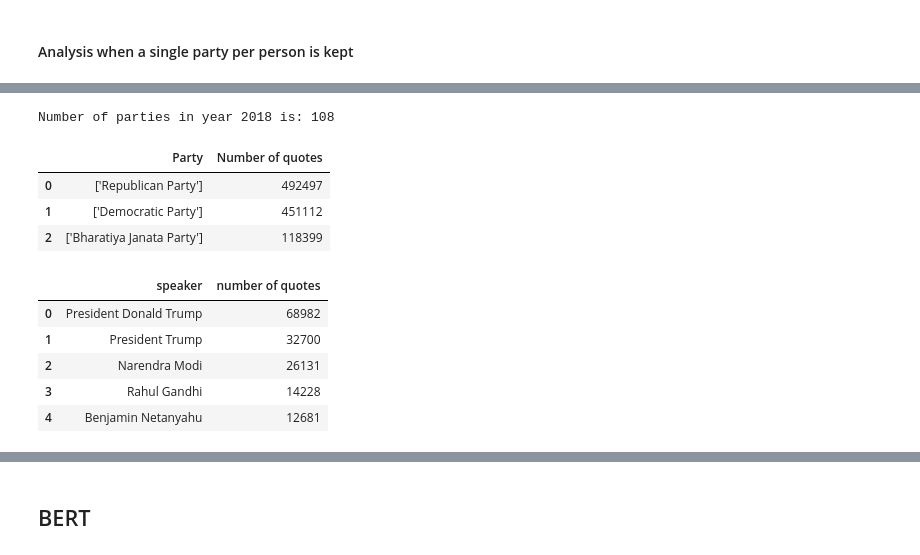
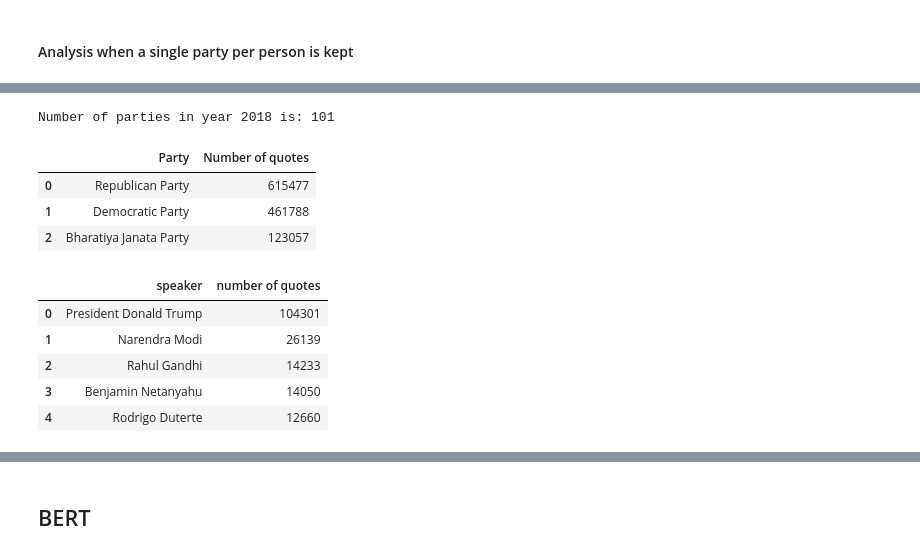
Before and after one commit to epfl-ada/ada-2021-project-acmu, a Jupyter notebook: project_notebook.ipynb, the cells around one changed output, grey strips where cells are left out. Saved outputs shown, nothing was run; the diff lists cells and outputs as text; code cells hidden in the pictures.

```diff
--- a/project_notebook.ipynb
+++ b/project_notebook.ipynb
@@ -85,16 +105,16 @@ VALUE_STATS = {'nan_speakers', 'nan_percentage', 'avg_quote_len', 'num_quotes'}
 COUNTER_STATS = {'quotes_by_date', 'qids_count'}
 
 # Path to csv containing mapping of a speaker to exactly one party
-SPEAKER_TO_PARTY_PATH_CSV = f"/content/drive/MyDrive/speaker_to_party.csv"
+SPEAKER_TO_PARTY_PATH_CSV = {year: f"/content/drive/MyDrive/speaker_to_party-{year}.csv" for year in range(2015, 2020)}
 
 # Path to filtered quotebank dataset (one party per speaker)
-QUOTEBANK_ONE_PARTY = f"/content/drive/MyDrive/quotebank_one_party.csv"
-
-# The year for which the data will be analyzed
-YEAR = 2018
+QUOTEBANK_ONE_PARTY = {year: f"/content/drive/MyDrive/quotebank_one_party-{year}.csv" for year in range(2015, 2020)}
 
 # Dataset for first analysis
 ARINA_QUTEBANK = {year: f"/content/drive/MyDrive/ADA_Project2/politicians-quotes-{year}.json.bz2" for year in range(2015, 2021)}
+
+# The year for which the data will be analyzed
+YEAR = 2015
 # %% [markdown]
 ## Setup
 # %%
@@ -801,3 +890,4 @@ quotebank_data.loc[filtering_array].to_csv(QUOTEBANK_ONE_PARTY)
 # %%
 # Read filtered quotebank dataset
-quotebank_one_party = pd.read_csv(QUOTEBANK_ONE_PARTY)
+quotebank_one_party = pd.read_csv(QUOTEBANK_ONE_PARTY[YEAR])
+quotebank_one_party.head()
@@ -804,20 +901,20 @@ quotebank_one_party = pd.read_csv(QUOTEBANK_ONE_PARTY)
 # %%
 # Number of parties
-parties_2018_one_party = set(chain.from_iterable(quotebank_one_party['party'].values))
-print("Number of parties in year {} is: {}\n".format(YEAR, len(parties_2018_one_party)))
+parties_one_party = set(chain.from_iterable(quotebank_one_party['party_one'].values))
+print("Number of parties in year {} is: {}\n".format(YEAR, len(parties_one_party)))
 # %% [output]
-Number of parties in year 2018 is: 108
+Number of parties in year 2018 is: 101
 # %%
 # Parties with the most quotes
-parties_quotes_one_party_nr = Counter(quotebank_one_party['party'].values)
+parties_quotes_one_party_nr = Counter(quotebank_one_party['party_one'].values)
 sorted_parties_quotes_one_party_nr = list(sorted(parties_quotes_one_party_nr.items(), key=lambda x: x[1], reverse=True))
 df_sorted_parties_quotes_one_party_nr = pd.DataFrame(sorted_parties_quotes_one_party_nr, columns=['Party', 'Number of quotes'])
 df_sorted_parties_quotes_one_party_nr.head(3)
 # %% [output]
 |  | Party | Number of quotes |
-| 0 | ['Republican Party'] | 492497 |
-| 1 | ['Democratic Party'] | 451112 |
-| 2 | ['Bharatiya Janata Party'] | 118399 |
+| 0 | Republican Party | 615477 |
+| 1 | Democratic Party | 461788 |
+| 2 | Bharatiya Janata Party | 123057 |
 # %%
 # Number of quotes by politician (20 most influential)
 quotes_by_politician_one_party = quotebank_one_party.groupby('speaker')['quotation'].count()
@@ -826,8 +923,8 @@ df_quotes_by_politician_one_party = pd.DataFrame(quotes_by_politician_one_party)
 df_quotes_by_politician_one_party.head(5)
 # %% [output]
 |  | speaker | number of quotes |
-| 0 | President Donald Trump | 68982 |
-| 1 | President Trump | 32700 |
-| 2 | Narendra Modi | 26131 |
-| 3 | Rahul Gandhi | 14228 |
-| 4 | Benjamin Netanyahu | 12681 |
+| 0 | President Donald Trump | 104301 |
+| 1 | Narendra Modi | 26139 |
+| 2 | Rahul Gandhi | 14233 |
+| 3 | Benjamin Netanyahu | 14050 |
+| 4 | Rodrigo Duterte | 12660 |
```
Also changed, not shown: parts of 44 cells of this notebook.
